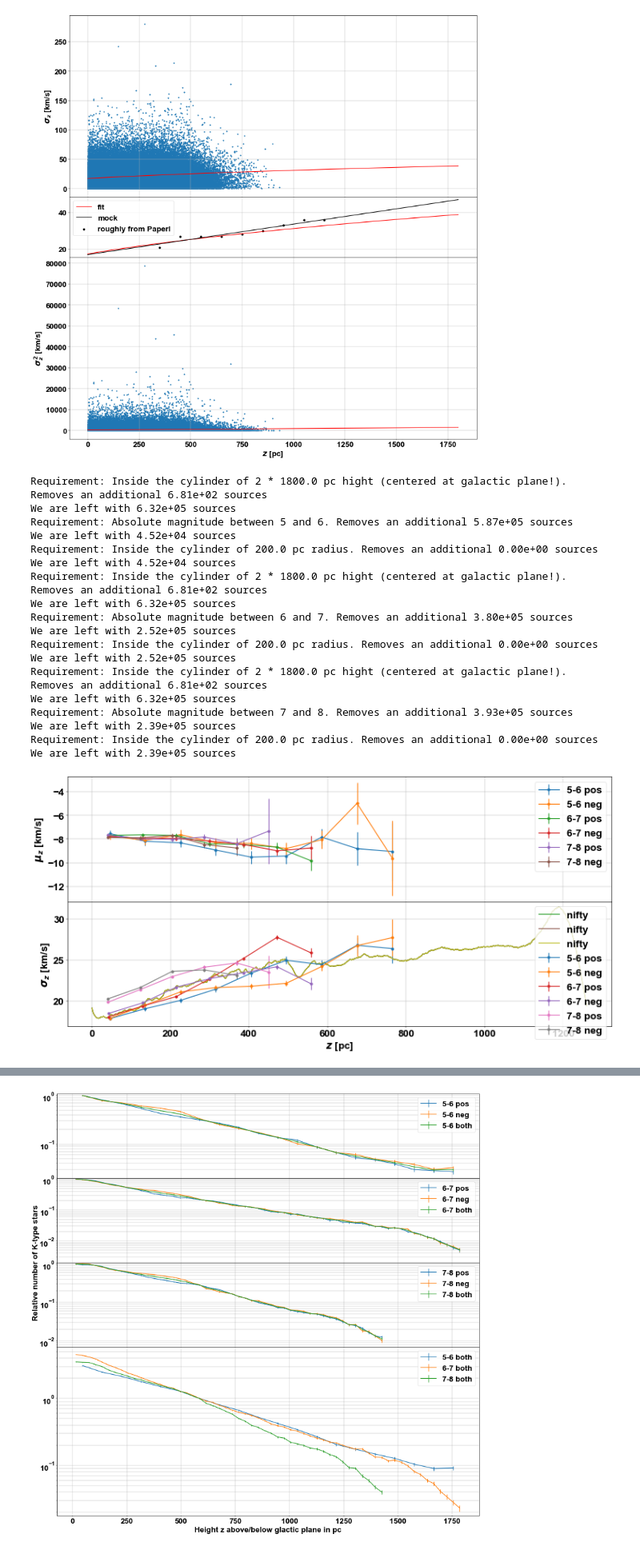
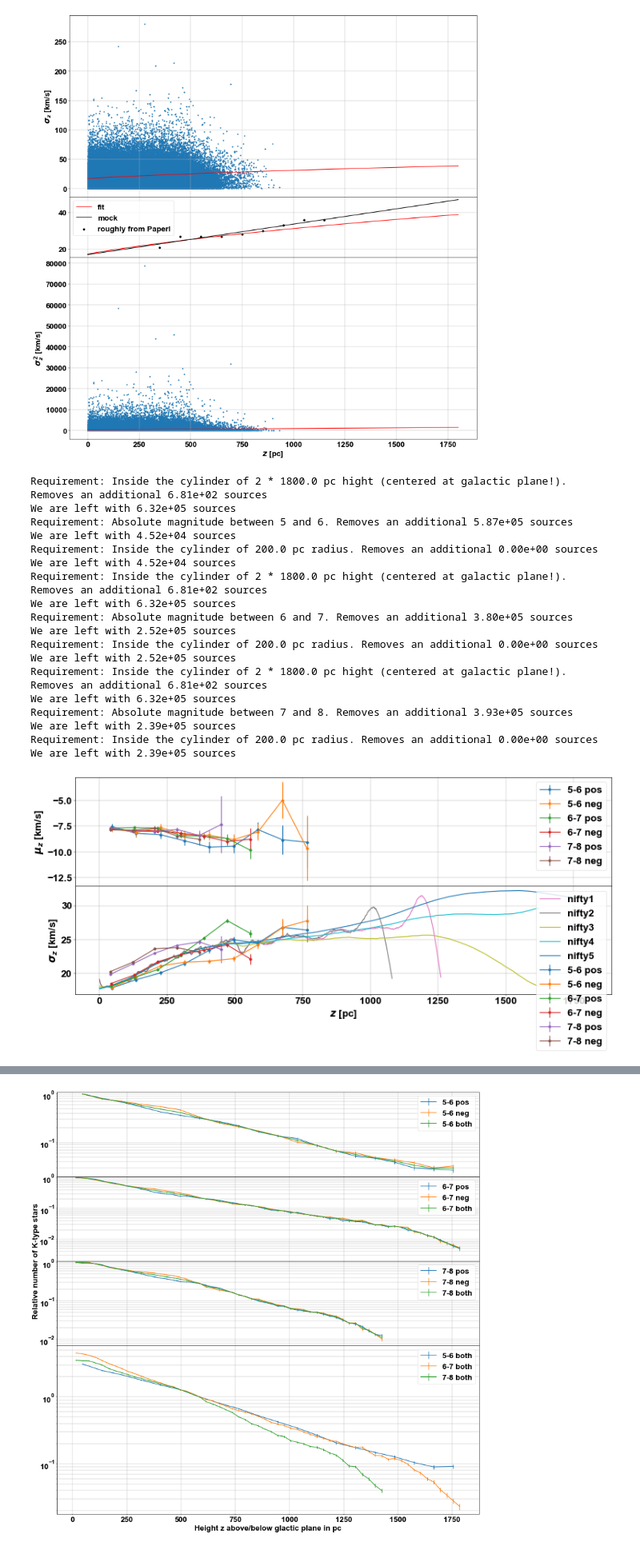
Before and after one commit to rubba0220/Bachelorarbeit, a Jupyter notebook: GaiaDR3_Data.ipynb, the cells around one changed output, grey strips where cells are left out. Shown at 80% size. Cells and saved outputs as stored; diff of their text form; code cells hidden in the pictures.

```diff
--- a/GaiaDR3_Data.ipynb
+++ b/GaiaDR3_Data.ipynb
@@ -472,7 +472,13 @@ def vel_disp(am_min, am_max, n_bins):
     return vz_means[~i], vz_stds[~i], evz_means[~i], evz_stds[~i], z[~i]
 
 cf = pd.read_csv('real data test/cf_56_v2_.csv', header=None).iloc[:,2]
-cf = jnp.exp(jnp.array([float(el) for el in cf[0].strip('[]').split()]))
+cf_ = pd.read_csv('real data test/cf_56_v2__.csv', header=None).iloc[:,2]
+cf1 = jnp.exp(jnp.array([float(el) for el in cf[0].strip('[]').split()]))
+cf2 = jnp.exp(jnp.array([float(el) for el in cf[1].strip('[]').split()]))
+cf3 = jnp.exp(jnp.array([float(el) for el in cf[2].strip('[]').split()]))
+cf4 = ( 20. + 10./1200.*jnp.linspace(0, 1620, 1621) )**2 * jnp.exp(jnp.array([float(el) for el in cf_[0].strip('[]').split()]))
+cf5 = ( 20. + 10./1200.*jnp.linspace(0, 1800, 1801) )**2 * jnp.exp(jnp.array([float(el) for el in cf_[1].strip('[]').split()]))
+
 
 fig, ax = plt.subplots(2,1, figsize=(20,10), sharex=True)
 for am, n_bin in zip([[5,6], [6,7], [7,8]], [40, 42, 44]):
@@ -483,40 +489,44 @@ for am, n_bin in zip([[5,6], [6,7], [7,8]], [40, 42, 44]):
     ax[0].errorbar(abs(z[neg]), vz_means[neg], yerr=evz_means[neg], marker='o',label=f"{am[0]}-{am[1]} neg")
     ax[1].errorbar(z[pos], vz_stds[pos], yerr=evz_stds[pos], marker='o', label=f"{am[0]}-{am[1]} pos")
     ax[1].errorbar(abs(z[neg]), vz_stds[neg], yerr=evz_stds[neg], marker='o', label=f"{am[0]}-{am[1]} neg")
-    ax[1].plot(np.linspace(0, 1260, 1261), jnp.sqrt(cf), label='nifty')
+ax[1].plot(np.linspace(0, 1260, 1261), jnp.sqrt(cf1), label='nifty1')
+ax[1].plot(np.linspace(0, 1080, 1081), jnp.sqrt(cf2), label='nifty2')
+ax[1].plot(np.linspace(0, 1620, 1621), jnp.sqrt(cf3), label='nifty3')
+ax[1].plot(np.linspace(0, 1620, 1621), jnp.sqrt(cf4), label='nifty4')
+ax[1].plot(np.linspace(0, 1800, 1801), jnp.sqrt(cf5), label='nifty5')
 ax[0].set_xlabel(r"$z$ [pc]")
 ax[0].set_ylabel(r"$\mu_z$ [km/s]")
 ax[0].grid()
 ax[0].legend()
 ax[1].set_xlabel(r"$z$ [pc]")
 ax[1].set_ylabel(r"$\sigma_z$ [km/s]")
 ax[1].grid()
 ax[1].legend()
 plt.tight_layout()
 fig.subplots_adjust(hspace=0.0)
 plt.savefig("Plots/Vertical_velocity_dispersion_comparison.png")
 fig.set_dpi(40)
 plt.show()
 # %% [output]
 Requirement: Inside the cylinder of 2 * 1800.0 pc hight (centered at galactic plane!). Removes an additional 6.81e+02 sources
 We are left with 6.32e+05 sources
 Requirement: Absolute magnitude between 5 and 6. Removes an additional 5.87e+05 sources
 We are left with 4.52e+04 sources
 Requirement: Inside the cylinder of 200.0 pc radius. Removes an additional 0.00e+00 sources
 We are left with 4.52e+04 sources
 Requirement: Inside the cylinder of 2 * 1800.0 pc hight (centered at galactic plane!). Removes an additional 6.81e+02 sources
 We are left with 6.32e+05 sources
 Requirement: Absolute magnitude between 6 and 7. Removes an additional 3.80e+05 sources
 We are left with 2.52e+05 sources
 Requirement: Inside the cylinder of 200.0 pc radius. Removes an additional 0.00e+00 sources
 We are left with 2.52e+05 sources
 Requirement: Inside the cylinder of 2 * 1800.0 pc hight (centered at galactic plane!). Removes an additional 6.81e+02 sources
 We are left with 6.32e+05 sources
 Requirement: Absolute magnitude between 7 and 8. Removes an additional 3.93e+05 sources
 We are left with 2.39e+05 sources
 Requirement: Inside the cylinder of 200.0 pc radius. Removes an additional 0.00e+00 sources
 We are left with 2.39e+05 sources
-[figure, old version]
+[figure, new version]
 # %%
 def Verarbeitung(am_min, am_max, n_bin, range, Plot):
     # Histogram in z
```
Also changed, not shown: 13 other files.
